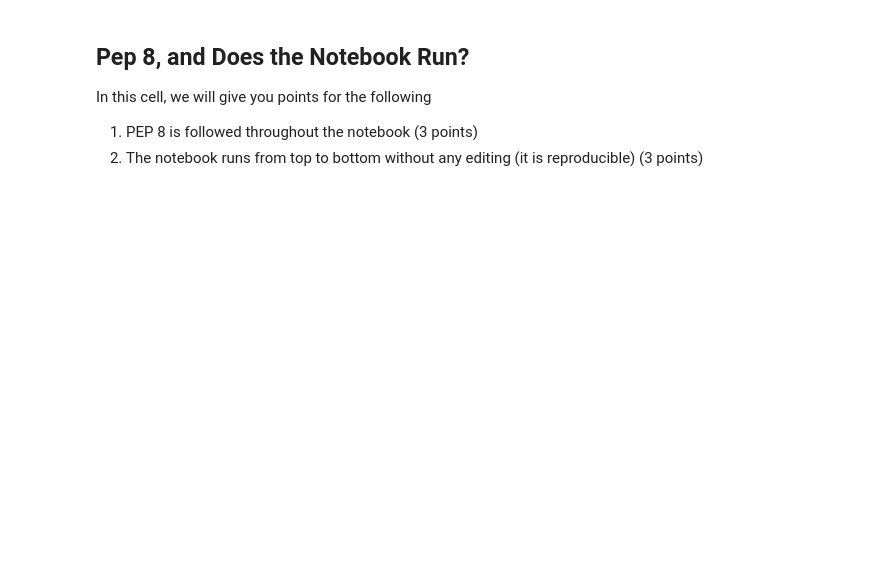
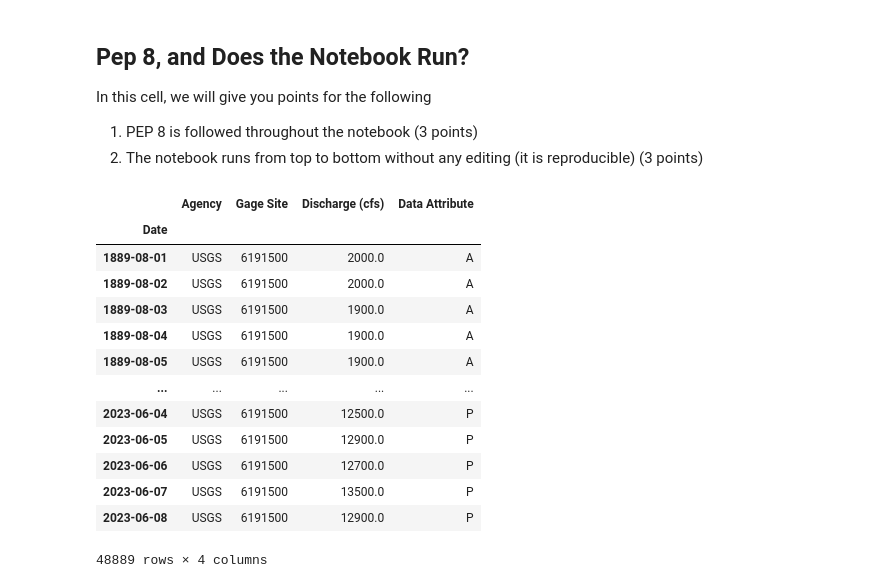
Before and after one commit to finalfemme/time-series-data-finalfemme, a Jupyter notebook: stars-02-time-series.ipynb, the cells around one changed output. Saved outputs shown, nothing was run; the diff lists cells and outputs as text; code cells hidden in the pictures; blank space fills up the shorter version.

```diff
--- a/stars-02-time-series.ipynb
+++ b/stars-02-time-series.ipynb
@@ -845,3 +846,47 @@ In this cell, we will give you points for the following
 
 1. PEP 8 is followed throughout the notebook (3 points)
 3. The notebook runs from top to bottom without any editing (it is reproducible) (3 points)
+# %%
+# new workflow for the Yellowstone river
+
+# set variable url
+yellowstone_url= (
+    'https://waterdata.usgs.gov/nwis/dv?cb_00060=on&format=rdb&'
+    'site_no=06191500&legacy=&referred_module=sw&'
+    'period=&begin_date=1889-08-01&end_date=2023-06-08'
+)
+
+#download data from url, set new variable
+yellowstone_flow_data = requests.get(yellowstone_url)
+
+#call the variable
+yellowstone_flow_data
+
+#set up dataframe, read csv from url download
+yellowstone_df = pd.read_csv(
+    BytesIO(yellowstone_flow_data.content),
+    comment = '#',
+    delimiter = '\t',
+    names = ['Agency', 'Gage Site', 'Date', 'Discharge (cfs)','Data Attribute'],
+    skiprows = [29,30],
+    parse_dates= True,
+    index_col= 'Date'
+)
+
+#call dataframe of tabular data
+yellowstone_df
+# %% [output]
+|  | Agency | Gage Site | Discharge (cfs) | Data Attribute |
+| Date |  |  |  |  |
+| 1889-08-01 | USGS | 6191500 | 2000.0 | A |
+| 1889-08-02 | USGS | 6191500 | 2000.0 | A |
+| 1889-08-03 | USGS | 6191500 | 1900.0 | A |
+| 1889-08-04 | USGS | 6191500 | 1900.0 | A |
+| 1889-08-05 | USGS | 6191500 | 1900.0 | A |
+| ... | ... | ... | ... | ... |
+| 2023-06-04 | USGS | 6191500 | 12500.0 | P |
+| 2023-06-05 | USGS | 6191500 | 12900.0 | P |
+| 2023-06-06 | USGS | 6191500 | 12700.0 | P |
+| 2023-06-07 | USGS | 6191500 | 13500.0 | P |
+| 2023-06-08 | USGS | 6191500 | 12900.0 | P |
+48889 rows × 4 columns
```
Also changed, not shown: parts of 7 cells of this notebook.
